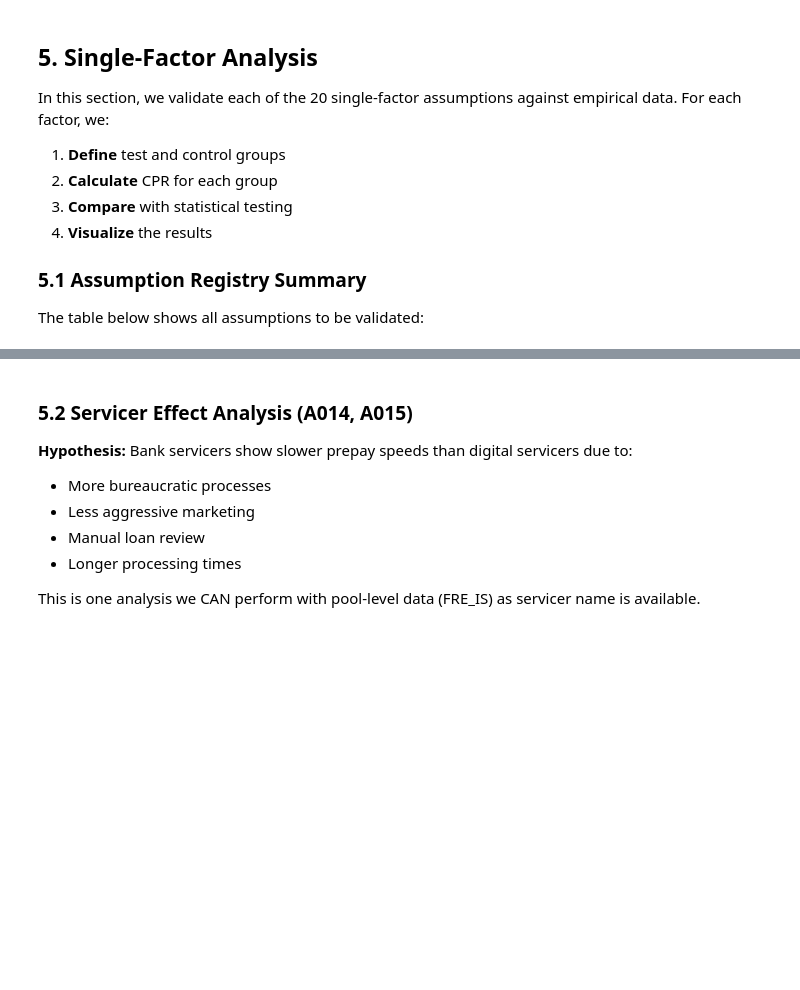
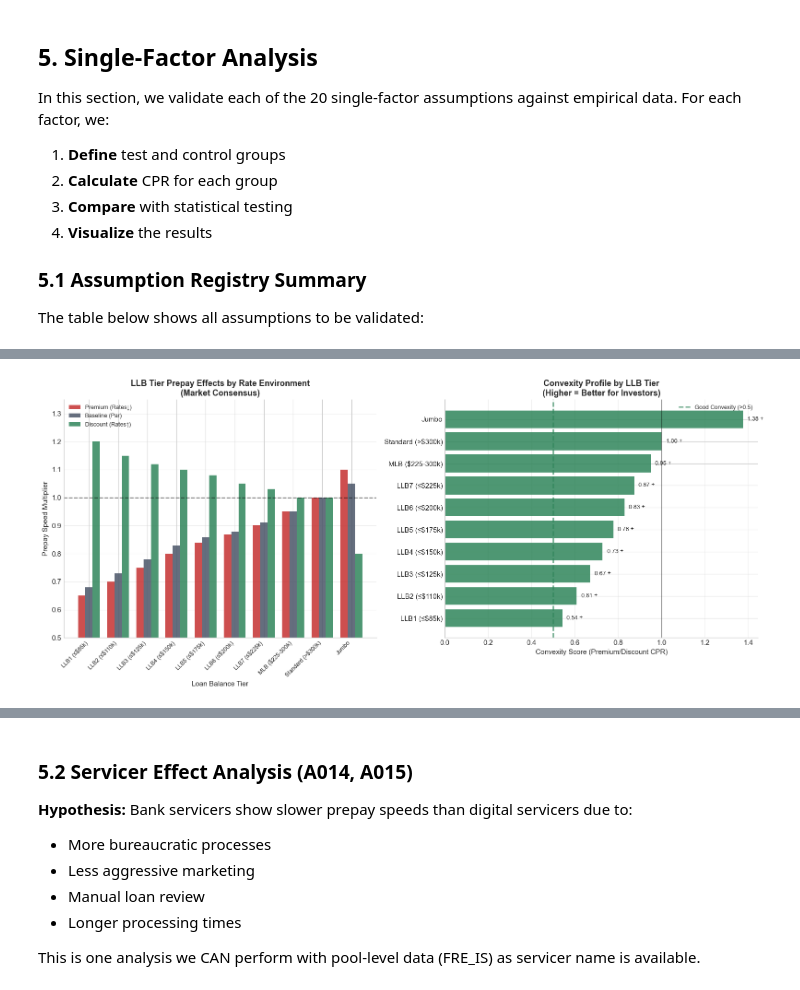
Before and after one commit to anaishowland/oasive_db, a Jupyter notebook: research/prepay_empirical_analysis.ipynb, the cells around one changed output, grey strips where cells are left out. Cells and saved outputs as stored; diff of their text form; code cells hidden in the pictures; blank space fills up the shorter version.

```diff
--- a/research/prepay_empirical_analysis.ipynb
+++ b/research/prepay_empirical_analysis.ipynb
@@ -759 +887,101 @@ print("📊 Chart saved: prepay_factor_expectations.png")
 📊 Chart saved: prepay_factor_expectations.png
+# %%
+# Visualization: LLB Tier Prepay Multipliers (Industry Standard Tiers)
+# Shows expected multipliers across all 7+ LLB tiers
+
+fig, axes = plt.subplots(1, 2, figsize=(16, 7))
+
+# Data for LLB Tiers
+llb_tiers = {
+    'LLB1 (≤$85k)': {'premium': 0.65, 'discount': 1.20, 'baseline': 0.68},
+    'LLB2 (≤$110k)': {'premium': 0.70, 'discount': 1.15, 'baseline': 0.73},
+    'LLB3 (≤$125k)': {'premium': 0.75, 'discount': 1.12, 'baseline': 0.78},
+    'LLB4 (≤$150k)': {'premium': 0.80, 'discount': 1.10, 'baseline': 0.83},
+    'LLB5 (≤$175k)': {'premium': 0.84, 'discount': 1.08, 'baseline': 0.86},
+    'LLB6 (≤$200k)': {'premium': 0.87, 'discount': 1.05, 'baseline': 0.88},
+    'LLB7 (≤$225k)': {'premium': 0.90, 'discount': 1.03, 'baseline': 0.91},
+    'MLB ($225-300k)': {'premium': 0.95, 'discount': 1.00, 'baseline': 0.95},
+    'Standard (>$300k)': {'premium': 1.00, 'discount': 1.00, 'baseline': 1.00},
+    'Jumbo': {'premium': 1.10, 'discount': 0.80, 'baseline': 1.05},
+}
+
+# Chart 1: Prepay Multiplier by Tier and Rate Environment
+ax1 = axes[0]
+tiers = list(llb_tiers.keys())
+x = np.arange(len(tiers))
+width = 0.25
+
+premium_vals = [llb_tiers[t]['premium'] for t in tiers]
+discount_vals = [llb_tiers[t]['discount'] for t in tiers]
+baseline_vals = [llb_tiers[t]['baseline'] for t in tiers]
+
+bars1 = ax1.bar(x - width, premium_vals, width, label='Premium (Rates↓)',
+                color=COLORS['secondary'], alpha=0.85)
+bars2 = ax1.bar(x, baseline_vals, width, label='Baseline (Par)',
+                color=COLORS['neutral'], alpha=0.85)
+bars3 = ax1.bar(x + width, discount_vals, width, label='Discount (Rates↑)',
+                color=COLORS['accent'], alpha=0.85)
+
+ax1.axhline(y=1.0, color='black', linestyle='--', linewidth=1.5, alpha=0.5)
+ax1.set_ylabel('Prepay Speed Multiplier', fontsize=11)
+ax1.set_xlabel('Loan Balance Tier', fontsize=11)
+ax1.set_title('LLB Tier Prepay Effects by Rate Environment\n(Market Consensus)',
+              fontsize=13, fontweight='bold')
+ax1.set_xticks(x)
+ax1.set_xticklabels(tiers, rotation=45, ha='right', fontsize=9)
+ax1.legend(loc='upper left', fontsize=9)
+ax1.grid(axis='y', alpha=0.3)
+ax1.set_ylim(0.5, 1.35)
+ax1.spines['top'].set_visible(False)
+ax1.spines['right'].set_visible(False)
+
+# Chart 2: Convexity Score by Tier
+ax2 = axes[1]
+convexity_scores = [llb_tiers[t]['premium'] / max(llb_tiers[t]['discount'], 0.01)
+                    for t in tiers]
+
+# Color by convexity quality
+convexity_colors = [COLORS['accent'] if c > 0.5 else
+                    COLORS['highlight'] if c > 0.35 else
+                    COLORS['secondary'] for c in convexity_scores]
+
+bars = ax2.barh(tiers, convexity_scores, color=convexity_colors, alpha=0.85)
+ax2.axvline(x=0.5, color=COLORS['accent'], linestyle='--', linewidth=2,
+            alpha=0.7, label='Good Convexity (>0.5)')
+ax2.axvline(x=1.0, color='black', linestyle='-', linewidth=1, alpha=0.5)
+
+ax2.set_xlabel('Convexity Score (Premium/Discount CPR)', fontsize=11)
+ax2.set_title('Convexity Profile by LLB Tier\n(Higher = Better for Investors)',
+              fontsize=13, fontweight='bold')
+ax2.legend(loc='upper right', fontsize=9)
+ax2.grid(axis='x', alpha=0.3)
+ax2.spines['top'].set_visible(False)
+ax2.spines['right'].set_visible(False)
+
+# Add value labels
+for i, (bar, score) in enumerate(zip(bars, convexity_scores)):
+    quality = "+" if score > 0.5 else "−" if score < 0.35 else "○"
+    ax2.text(bar.get_width() + 0.02, bar.get_y() + bar.get_height()/2,
+             f'{score:.2f} {quality}', va='center', fontsize=9)
+
+plt.tight_layout()
+plt.savefig('llb_tier_analysis.png', dpi=150, bbox_inches='tight',
+            facecolor='white', edgecolor='none')
+plt.show()
+
+print("📊 Chart saved: llb_tier_analysis.png")
+print("\n📋 LLB TIER SUMMARY:")
+print("="*60)
+print(f"{'Tier':<20} {'Premium':<10} {'Discount':<10} {'Convexity':<10}")
+print("-"*60)
+for tier in tiers:
+    d = llb_tiers[tier]
+    conv = d['premium'] / d['discount']
+    print(f"{tier:<20} {d['premium']:.2f}x      {d['discount']:.2f}x      {conv:.2f}")
+print("="*60)
+print("\n💡 Key Insights:")
+print("   • LLB1-LLB3 have POSITIVE convexity (score > 0.65) - best risk profiles")
+print("   • Jumbo has NEGATIVE convexity (score ~1.38) - worst extension protection")
+print("   • LLB pools prepay FASTER when out-of-the-money (mobility, credit improvement)")
+# %% [output]
+[figure, added]
```
Also changed, not shown: parts of 8 cells of this notebook, 2 other files.
